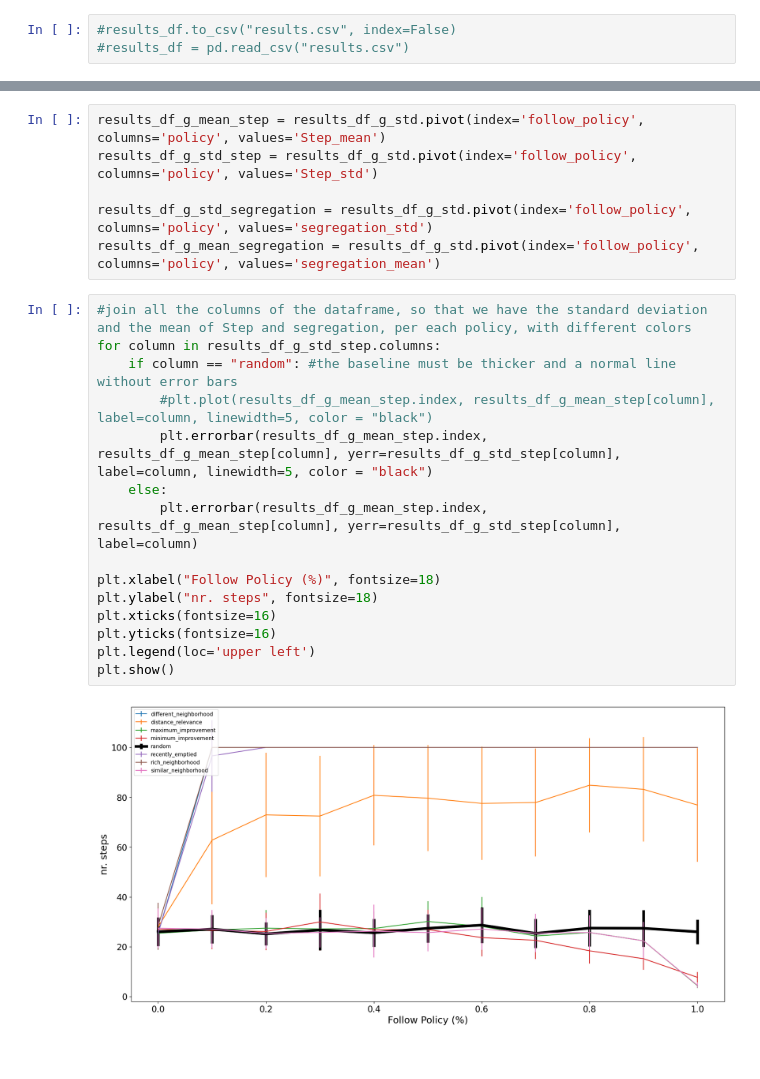
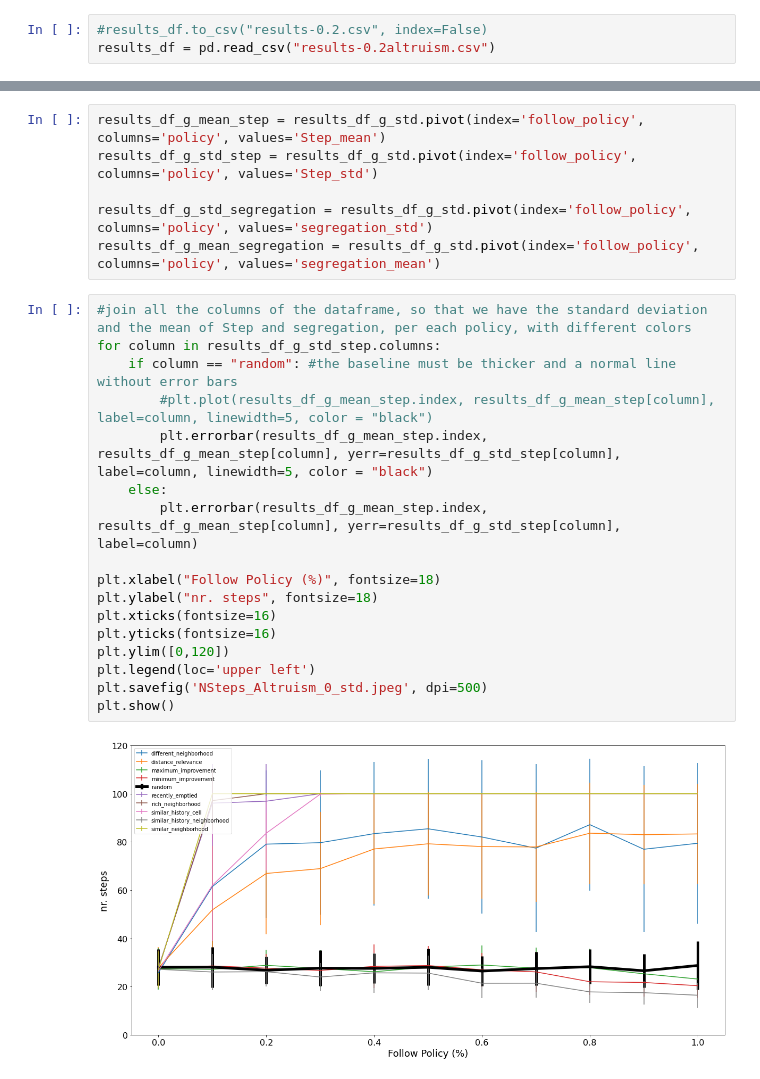
Before and after one commit to RichSchulz/css, a Jupyter notebook: analysis.ipynb, the cells around one changed output, grey strips where cells are left out. Drawn from its saved outputs; the diff is of its cells as text.

```diff
--- a/analysis.ipynb
+++ b/analysis.ipynb
@@ -136,8 +140,8 @@ results = batch_run(
 
 results_df = pd.DataFrame(results)
 # %%
-#results_df.to_csv("results.csv", index=False)
-#results_df = pd.read_csv("results.csv")
+#results_df.to_csv("results-0.2.csv", index=False)
+results_df = pd.read_csv("results-0.2altruism.csv")
 # %%
 results_df = results_df[["RunId", "iteration", "Step", "follow_policy", "policy",  "segregation"]]
 #calculate the average Step and the average segregation, across different iteration and policy
@@ -231,20 +239,22 @@ results_df_g_mean_segregation = results_df_g_std.pivot(index='follow_policy', co
 # %%
 #join all the columns of the dataframe, so that we have the standard deviation and the mean of Step and segregation, per each policy, with different colors
 for column in results_df_g_std_step.columns:
     if column == "random": #the baseline must be thicker and a normal line without error bars
         #plt.plot(results_df_g_mean_step.index, results_df_g_mean_step[column], label=column, linewidth=5, color = "black")
         plt.errorbar(results_df_g_mean_step.index, results_df_g_mean_step[column], yerr=results_df_g_std_step[column], label=column, linewidth=5, color = "black")
     else:
         plt.errorbar(results_df_g_mean_step.index, results_df_g_mean_step[column], yerr=results_df_g_std_step[column], label=column)
 
 plt.xlabel("Follow Policy (%)", fontsize=18)
 plt.ylabel("nr. steps", fontsize=18)
 plt.xticks(fontsize=16)
 plt.yticks(fontsize=16)
+plt.ylim([0,120])
 plt.legend(loc='upper left')
+plt.savefig('NSteps_Altruism_0_std.jpeg', dpi=500)
 plt.show()
 # %% [output]
-[figure, old version]
+[figure, new version]
 # %%
 for column in results_df_g_std_segregation.columns:
     if column == "random": #the baseline must be thicker and a normal line without error bars
```
Also changed, not shown: parts of 8 cells of this notebook, 24 other files.
